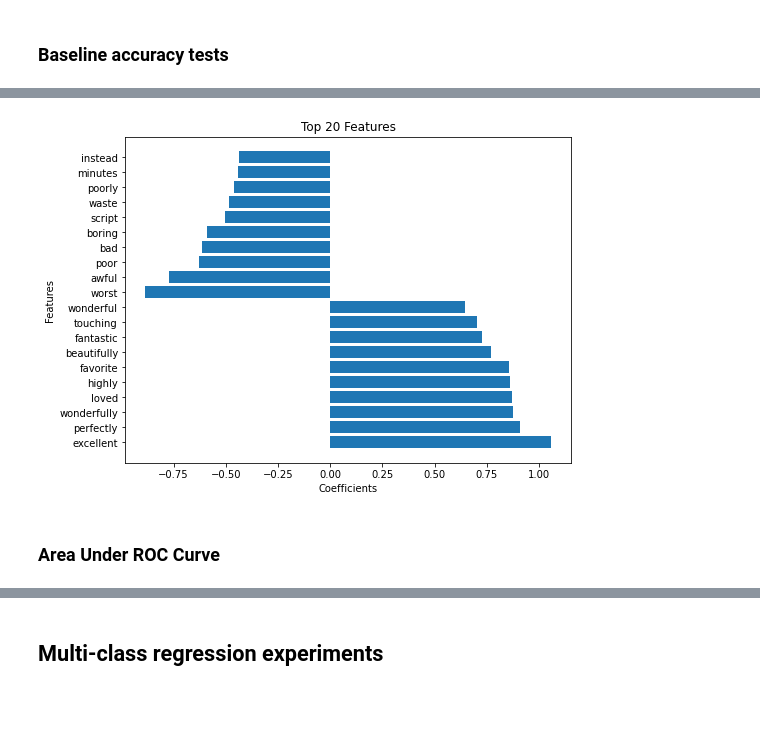
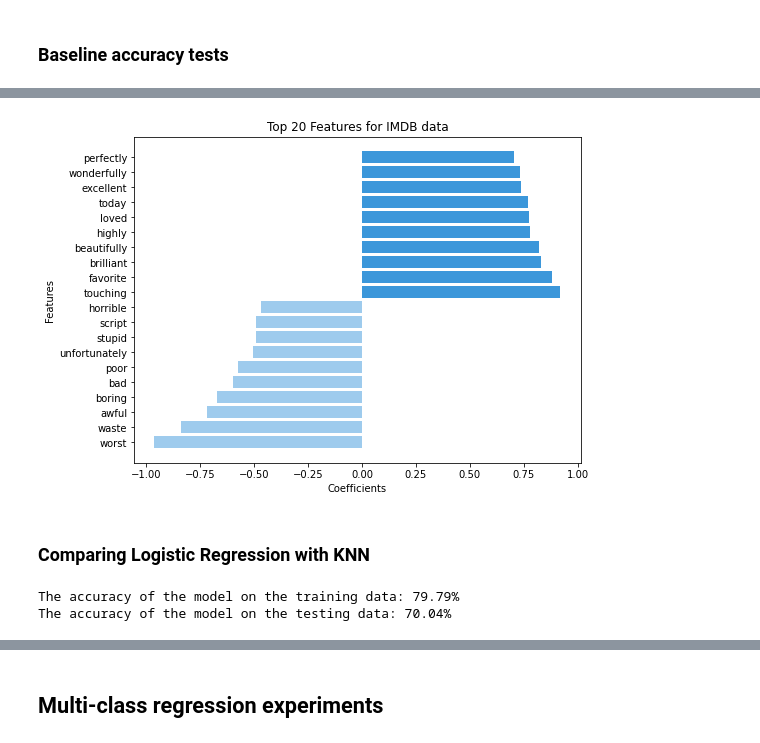
Before and after one commit to faithrts/ML-Intro, a Jupyter notebook: A2_Draft.ipynb, the cells around one changed output, grey strips where cells are left out. Saved outputs shown, nothing was run; the diff lists cells and outputs as text; code cells hidden in the pictures; blank space fills up the shorter version.

```diff
--- a/A2_Draft.ipynb
+++ b/A2_Draft.ipynb
@@ -824,8 +889,11 @@ y_train_shuf_twenty = np.array(one_hot_encode(y_train_shuf_twenty_temp))
 # %%
 ### cross-entropy cost function
 def cross_entropy(x, w, y):
-  a = np.dot(x, w)
-  J = np.log1p(np.exp(-a)) + (1-y) * np.log1p(np.exp(a))
+  N, D = x.shape
+  z = np.dot(x, w)
+
+  #log1p calculates log(1+x) to remove floating point inaccuracies
+  J = np.mean(y * np.log1p(np.exp(-z)) + (1-y) * np.log1p(np.exp(z)))
   return J
 # %%
 ### logistic function calculation
@@ -872,6 +940,7 @@ class LogisticRegression:
       # randomly initialize regression coefficients wd
       self.w = random_state.rand(D)
       old_Cost = cross_entropy(x, self.w, y)
+      ce_all = np.zeros(int(self.max_iters))
 
       t = 0
 
@@ -883,6 +952,7 @@ class LogisticRegression:
 
         # calculate new cost
         new_Cost = cross_entropy(x, self.w, y)
+        ce_all[t]= new_Cost
 
         # stopping criteria
         if(np.linalg.norm(new_Cost-old_Cost) < self.epsilon):
@@ -894,7 +964,7 @@ class LogisticRegression:
         print(f'terminated after {t} iterations, with norm of the gradient equal to {np.linalg.norm(gradient(x, self.w, y))}')
         print(f'the weight(s) found: {self.w}')
 
-      return self
+      return self, ce_all
 
     def predict(self, x):
 
@@ -979,14 +1096,22 @@ def run_KNN(x_train, y_train, x_test, y_test, silent = True):
 # %% [markdown]
 #### Plotting graphs
 # %%
-def coefficients_horizontal_bar_plot(coefficients, features):
+def coefficients_horizontal_bar_plot(coefficients, features, dataset):
   width = 8 * (len(features) / 20)
   height = 6 * (len(features) / 20)
 
+  pos_features = features[0:int(len(features)/2)]
+  neg_features = features[int(len(features)/2):]
+
+  pos_scores = coefficients[0:int(len(features)/2)]
+  neg_scores = coefficients[int(len(features)/2):]
+
   plt.figure(figsize=(width, height))
 
-  plt.barh(features, coefficients)
-  plt.title('Top 20 Features')
+  plt.barh(neg_features, neg_scores, color = '#9ECBED')
+  plt.barh(pos_features, pos_scores, color = '#3C97DA')
+
+  plt.title('Top 20 Features for ' + dataset + ' data')
   plt.ylabel('Features')
   plt.xlabel('Coefficients')
   plt.savefig("images/coefficients_barplot.png", bbox_inches = 'tight', dpi=300)
@@ -1132,5 +1292,5 @@ def evaluate_mult_acc(x_train, y_train, x_test, y_test, silent = True, learning_
 # %%
 def log_evaluate_coefficients(x_train, y_train):
-  log_reg = LogisticRegression(max_iters = 1000).fit(x_train, y_train, silent = True)
+  log_reg, _ = LogisticRegression(max_iters = 1000).fit(x_train, y_train, silent = True)
 
   return log_reg.w
@@ -1291,22 +1563,29 @@ The accuracy of the model on the testing data: 79.8%
 # %%
 ### finding top 10 positive and negative coefficients for logistic regression
 
 log_coefficients = log_evaluate_coefficients(x_train_IMDB, y_train_IMDB)
 
 top_10_coefficients = np.sort(log_coefficients)[::-1][0:10]
 top_10_words = [top_100_words[i] for i in np.argsort(log_coefficients)[::-1][0:10]]
 
 bottom_10_coefficients = np.sort(log_coefficients)[0:10]
 bottom_10_words = [top_100_words[i] for i in np.argsort(log_coefficients)[0:10]]
 
 all_coefficients = [coefficient for sublist in [top_10_coefficients, bottom_10_coefficients] for coefficient in sublist]
 all_words = top_10_words + bottom_10_words
 
-coefficients_horizontal_bar_plot(all_coefficients, all_words)
+coefficients_horizontal_bar_plot(all_coefficients, all_words, 'IMDB')
 # %% [output]
-[figure, old version]
+[figure, new version]
-# %% [markdown]
-### Area Under ROC Curve
+# %% [markdown]
+### Comparing Logistic Regression with KNN
+# %%
+### running Sklearn's KNN classifier on IMDB data
+
+acc = run_KNN(x_train_IMDB, y_train_IMDB, x_test_IMDB, y_test_IMDB, silent = False)
+# %% [output]
+The accuracy of the model on the training data: 79.79%
+The accuracy of the model on the testing data: 70.04%
 # %%
 ### comparing the AUROC of KNN vs biased logistic regression
 
```
Also changed, not shown: parts of 57 cells of this notebook.
